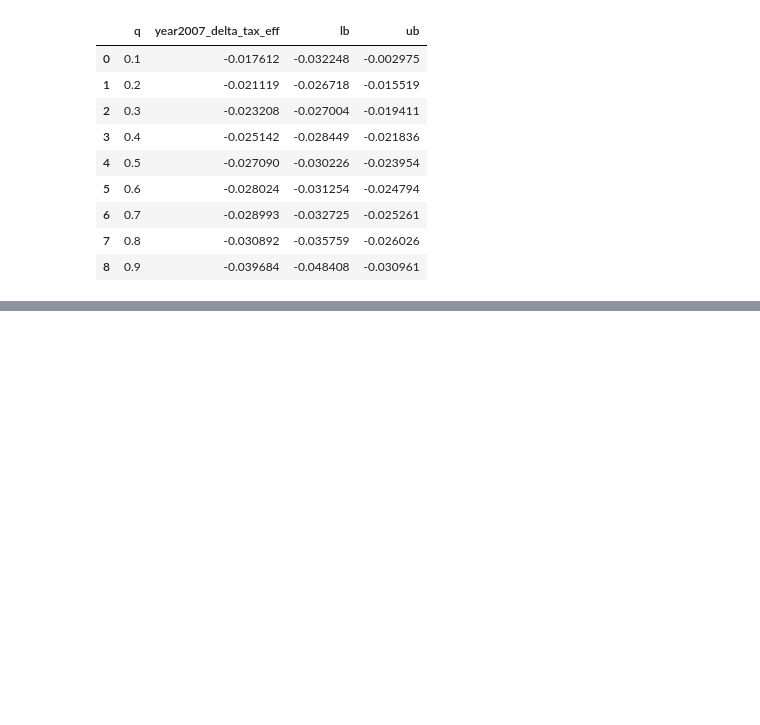
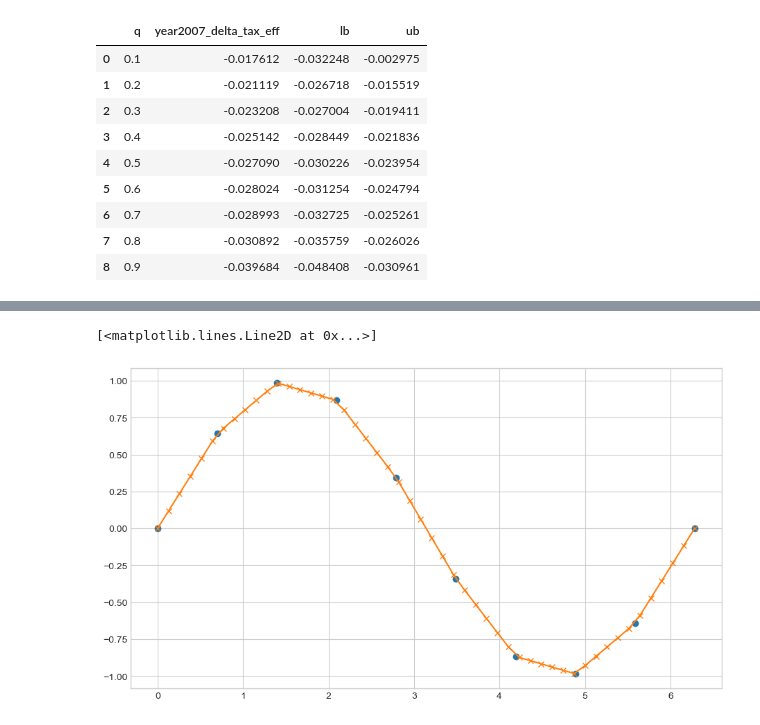
Before and after one commit to jorgenhost/No_taxation_without_capitalization, a Jupyter notebook: 5_main.ipynb, the cells around one changed output, grey strips where cells are left out. Cells and saved outputs as stored; diff of their text form; code cells hidden in the pictures; blank space fills up the shorter version.

```diff
--- a/5_main.ipynb
+++ b/5_main.ipynb
@@ -760,0 +838,10 @@ models_fe_across_robust.to_parquet('models/quantiles_fe_across_robust.pq')
+# %%
+x = np.linspace(0, 2*np.pi, 10)
+y = np.sin(x)
+xvals = np.linspace(0, 2*np.pi, 50)
+yinterp = np.interp(xvals, x, y)
+plt.plot(x, y, 'o')
+plt.plot(xvals, yinterp, '-x')
+# %% [output]
+[<matplotlib.lines.Line2D at 0x...>]
+[figure, added]
```
Also changed, not shown: parts of 22 cells of this notebook, 11 other files.
